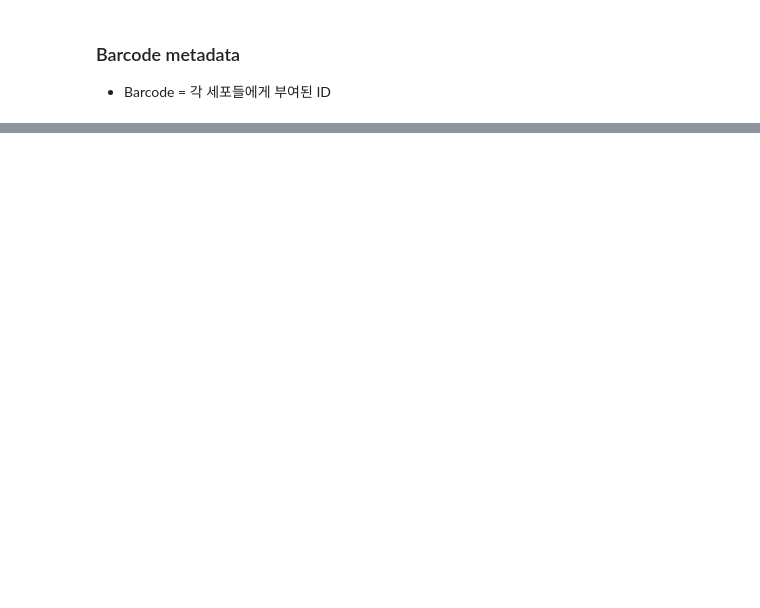
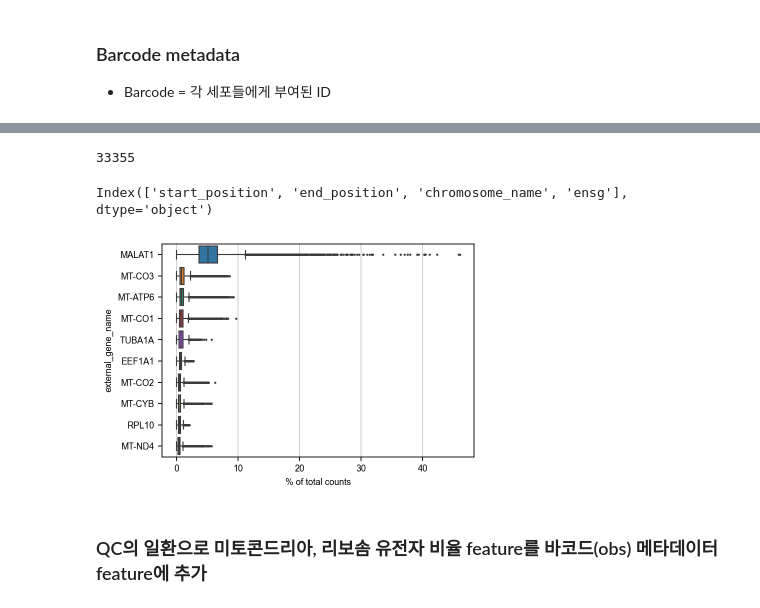
Before and after one commit to jhlee0637/OpenLearn-BioAI, a Jupyter notebook: BrainOmics2024_study/handle_data.ipynb, the cells around one changed output, grey strips where cells are left out. Saved outputs shown, nothing was run; the diff lists cells and outputs as text; code cells hidden in the pictures; blank space fills up the shorter version.

```diff
--- a/BrainOmics2024_study/handle_data.ipynb
+++ b/BrainOmics2024_study/handle_data.ipynb
@@ -99,0 +213,17 @@ barcodes = adata.obs.index
+# %%
+#유전자 수 확인
+adata.n_vars
+# %% [output]
+33355
+# %%
+#유전자 메타데이터의 feature 확인
+adata.var.columns
+# %% [output]
+Index(['start_position', 'end_position', 'chromosome_name', 'ensg'], dtype='object')
+# %%
+#Scanpy를 이용하여 '발현량이 높은 유전자들을' 확인
+sc.pl.highest_expr_genes(adata, n_top=10)
+# %% [output]
+[figure, added]
+# %% [markdown]
+### QC의 일환으로 미토콘드리아, 리보솜 유전자 비율 feature를 바코드(obs) 메타데이터 feature에 추가
```
Also changed, not shown: parts of 23 cells of this notebook, 3 other files.
